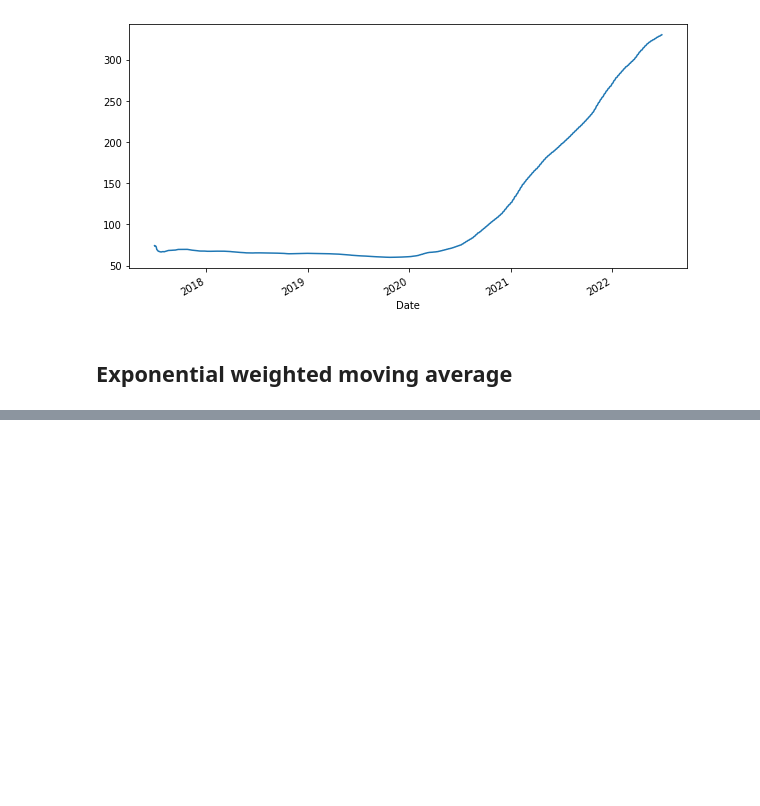
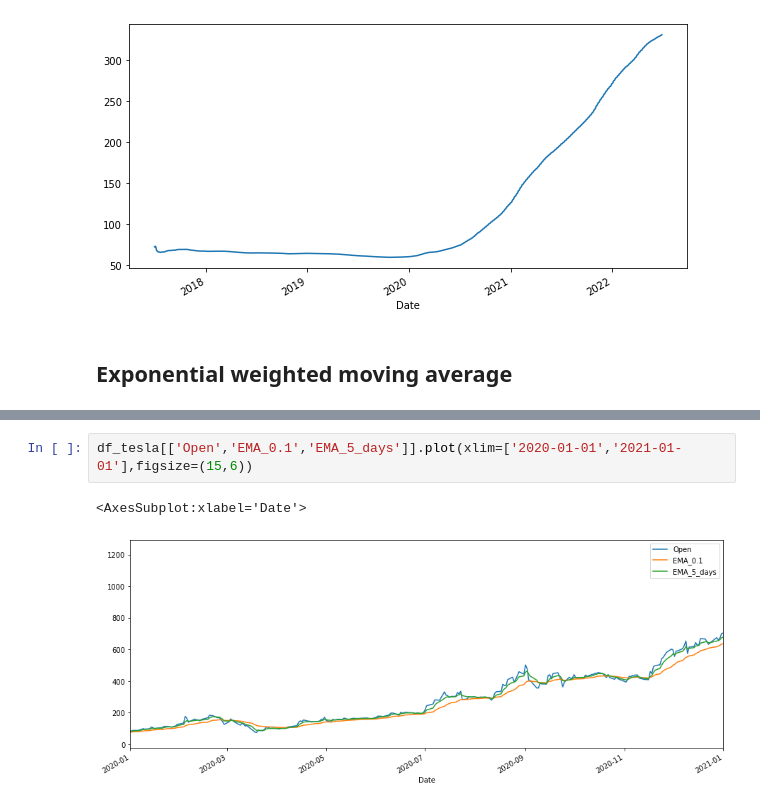
Before and after one commit to siddartha-10/EDA-TimeSeriesData2, a Jupyter notebook: EDA-TimeSeries2.ipynb, the cells around one changed output, grey strips where cells are left out. Drawn from its saved outputs; the diff is of its cells as text; blank space fills up the shorter version.

```diff
--- a/EDA-TimeSeries2.ipynb
+++ b/EDA-TimeSeries2.ipynb
@@ -56,0 +78,5 @@ df_tesla['Open'].expanding().mean().plot(figsize=(10,5))
+# %%
+df_tesla[['Open','EMA_0.1','EMA_5_days']].plot(xlim=['2020-01-01','2021-01-01'],figsize=(15,6))
+# %% [output]
+<AxesSubplot:xlabel='Date'>
+[figure, added]
```
Also changed, not shown: parts of 7 cells of this notebook.
